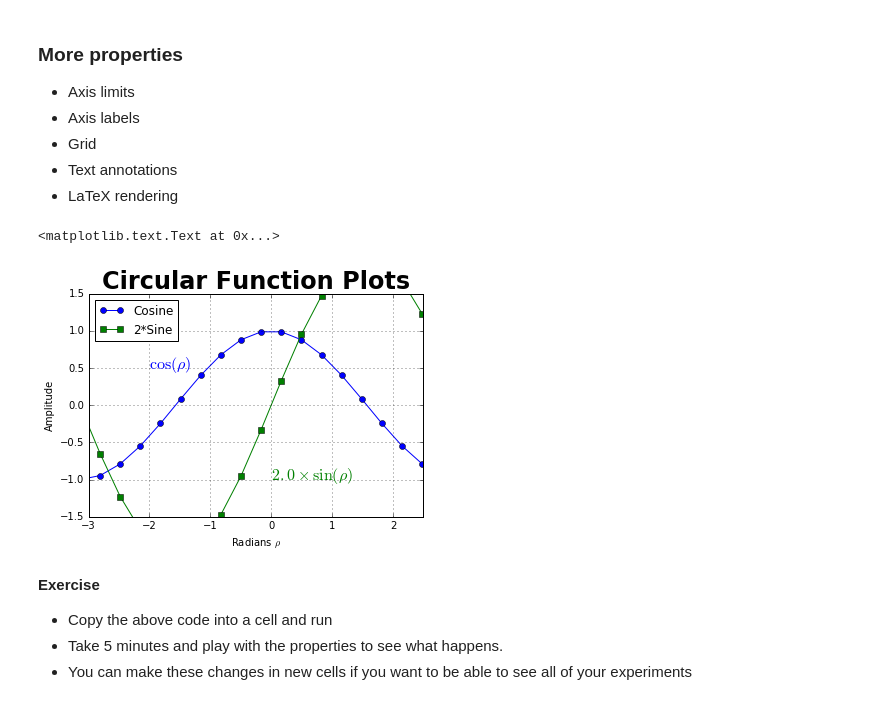
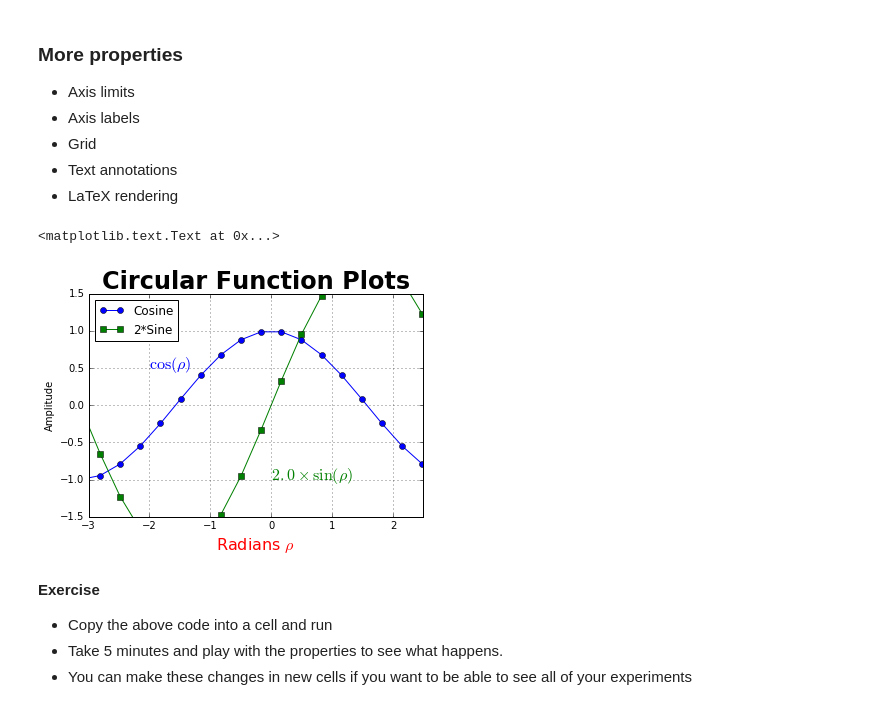
Before and after one commit to abalter/data-viz-jamboree, a Jupyter notebook: python-plotting-intro.ipynb, the cells around one changed output. Drawn from its saved outputs; the diff is of its cells as text; code cells hidden in the pictures.

```diff
--- a/python-plotting-intro.ipynb
+++ b/python-plotting-intro.ipynb
@@ -213,29 +213,29 @@ plt.plot(x, s,
 # %%
 x = np.linspace(-np.pi, np.pi, 20)
 c = np.cos(x)
 s = 2*np.sin(x)
 plt.plot(x, c,
     color="blue",
     marker="o",
     label="Cosine"
     )
 plt.plot(x, s,
     color="green",
     marker="s",
     label = "2*Sine"
     )
 plt.title("Circular Function Plots", fontsize=24, weight="bold")
 plt.legend(loc='upper left', frameon=True)
 plt.xlim(-3,2.5)
 plt.ylim(-1.5,1.5)
-plt.xlabel(r"Radians $\rho$")
+plt.xlabel(r"Radians $\rho$", fontsize=16, color="red")
 plt.ylabel("Amplitude")
 plt.grid(True)
 plt.text(-2, 0.5, r'$\cos(\rho)$', fontsize="16", color="blue")
 plt.text(0, -1, r'$2.0\times\sin(\rho)$', fontsize="16", color="green")
 # %% [output]
 <matplotlib.text.Text at 0x...>
-[figure, old version]
+[figure, new version]
 # %% [markdown]
 **Exercise**
 * Copy the above code into a cell and run
```
Also changed, not shown: parts of 1 cell of this notebook, 3 other files.
